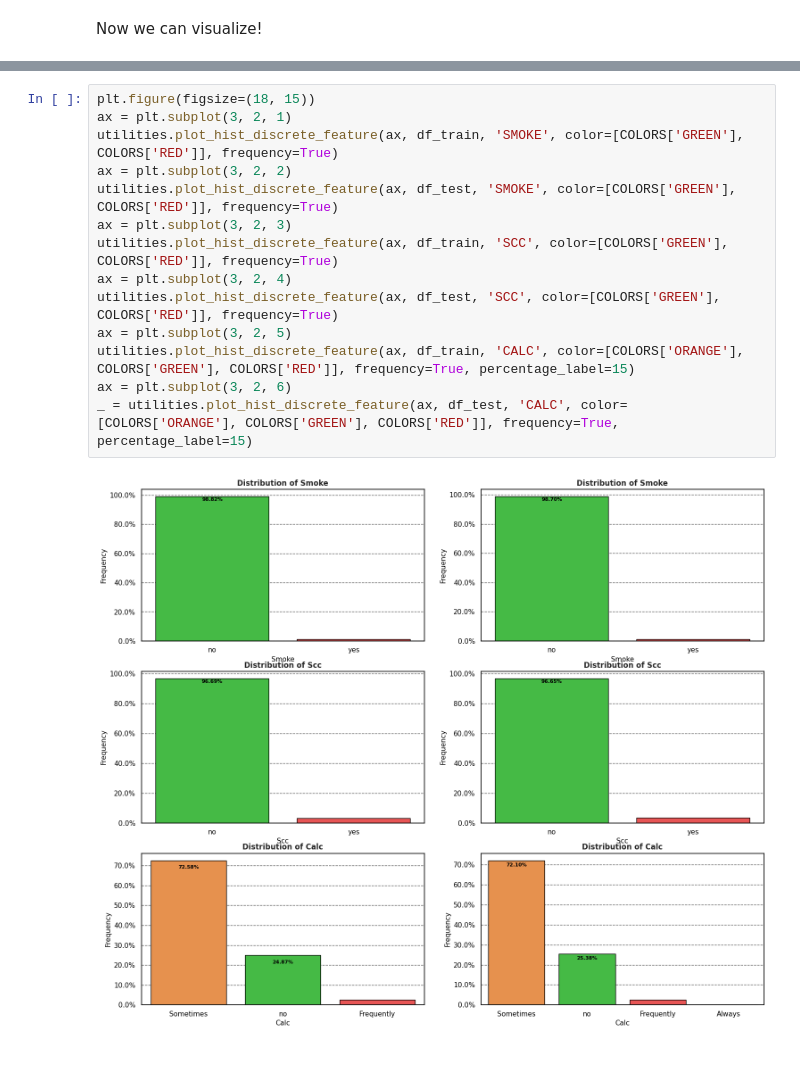
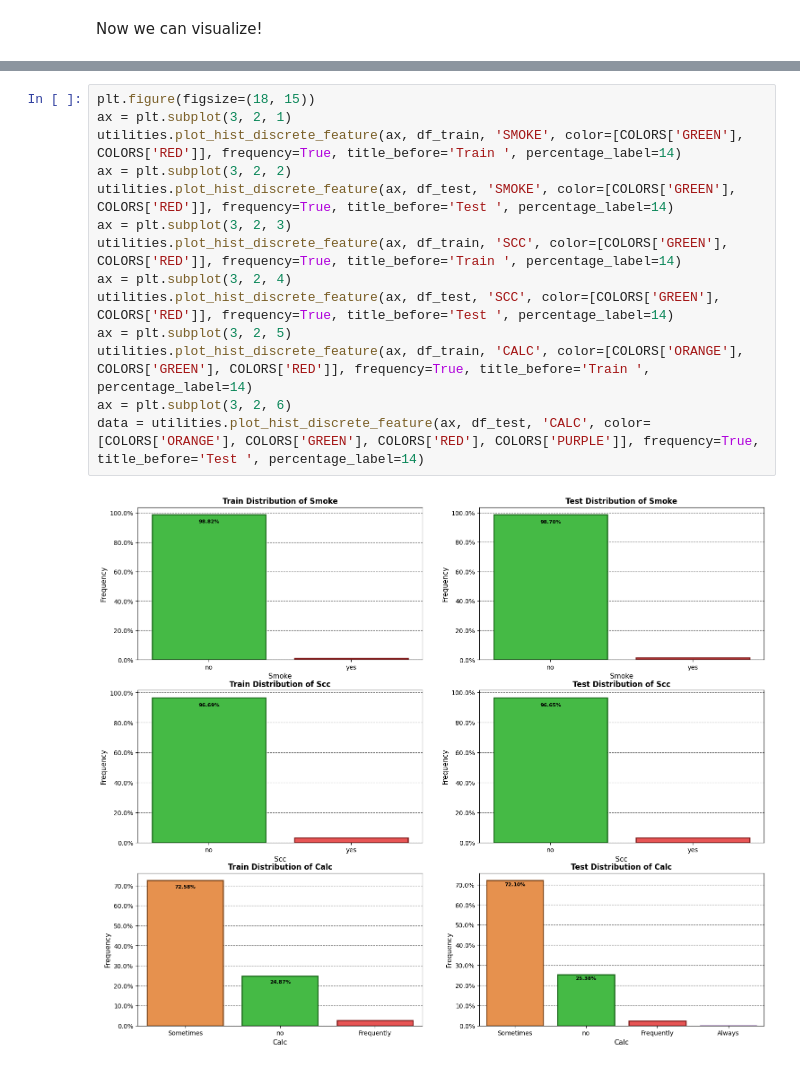
Before and after one commit to ydepledt/kaggle, a Jupyter notebook: obesity/multiclass_weight.ipynb, the cells around one changed output, grey strips where cells are left out. Cells and saved outputs as stored; diff of their text form.

```diff
--- a/obesity/multiclass_weight.ipynb
+++ b/obesity/multiclass_weight.ipynb
@@ -210,16 +206,16 @@ _ = utilities.plot_hist_discrete_feature(ax, df_test, 'NCP', frequency=True, per
 # %%
 plt.figure(figsize=(18, 15))
 ax = plt.subplot(3, 2, 1)
-utilities.plot_hist_discrete_feature(ax, df_train, 'SMOKE', color=[COLORS['GREEN'], COLORS['RED']], frequency=True)
+utilities.plot_hist_discrete_feature(ax, df_train, 'SMOKE', color=[COLORS['GREEN'], COLORS['RED']], frequency=True, title_before='Train ', percentage_label=14)
 ax = plt.subplot(3, 2, 2)
-utilities.plot_hist_discrete_feature(ax, df_test, 'SMOKE', color=[COLORS['GREEN'], COLORS['RED']], frequency=True)
+utilities.plot_hist_discrete_feature(ax, df_test, 'SMOKE', color=[COLORS['GREEN'], COLORS['RED']], frequency=True, title_before='Test ', percentage_label=14)
 ax = plt.subplot(3, 2, 3)
-utilities.plot_hist_discrete_feature(ax, df_train, 'SCC', color=[COLORS['GREEN'], COLORS['RED']], frequency=True)
+utilities.plot_hist_discrete_feature(ax, df_train, 'SCC', color=[COLORS['GREEN'], COLORS['RED']], frequency=True, title_before='Train ', percentage_label=14)
 ax = plt.subplot(3, 2, 4)
-utilities.plot_hist_discrete_feature(ax, df_test, 'SCC', color=[COLORS['GREEN'], COLORS['RED']], frequency=True)
+utilities.plot_hist_discrete_feature(ax, df_test, 'SCC', color=[COLORS['GREEN'], COLORS['RED']], frequency=True, title_before='Test ', percentage_label=14)
 ax = plt.subplot(3, 2, 5)
-utilities.plot_hist_discrete_feature(ax, df_train, 'CALC', color=[COLORS['ORANGE'], COLORS['GREEN'], COLORS['RED']], frequency=True, percentage_label=15)
+utilities.plot_hist_discrete_feature(ax, df_train, 'CALC', color=[COLORS['ORANGE'], COLORS['GREEN'], COLORS['RED']], frequency=True, title_before='Train ', percentage_label=14)
 ax = plt.subplot(3, 2, 6)
-_ = utilities.plot_hist_discrete_feature(ax, df_test, 'CALC', color=[COLORS['ORANGE'], COLORS['GREEN'], COLORS['RED']], frequency=True, percentage_label=15)
+data = utilities.plot_hist_discrete_feature(ax, df_test, 'CALC', color=[COLORS['ORANGE'], COLORS['GREEN'], COLORS['RED'], COLORS['PURPLE']], frequency=True, title_before='Test ', percentage_label=14)
 # %% [output]
-[figure, old version]
+[figure, new version]
```
Also changed, not shown: parts of 20 cells of this notebook, 1 other file.
